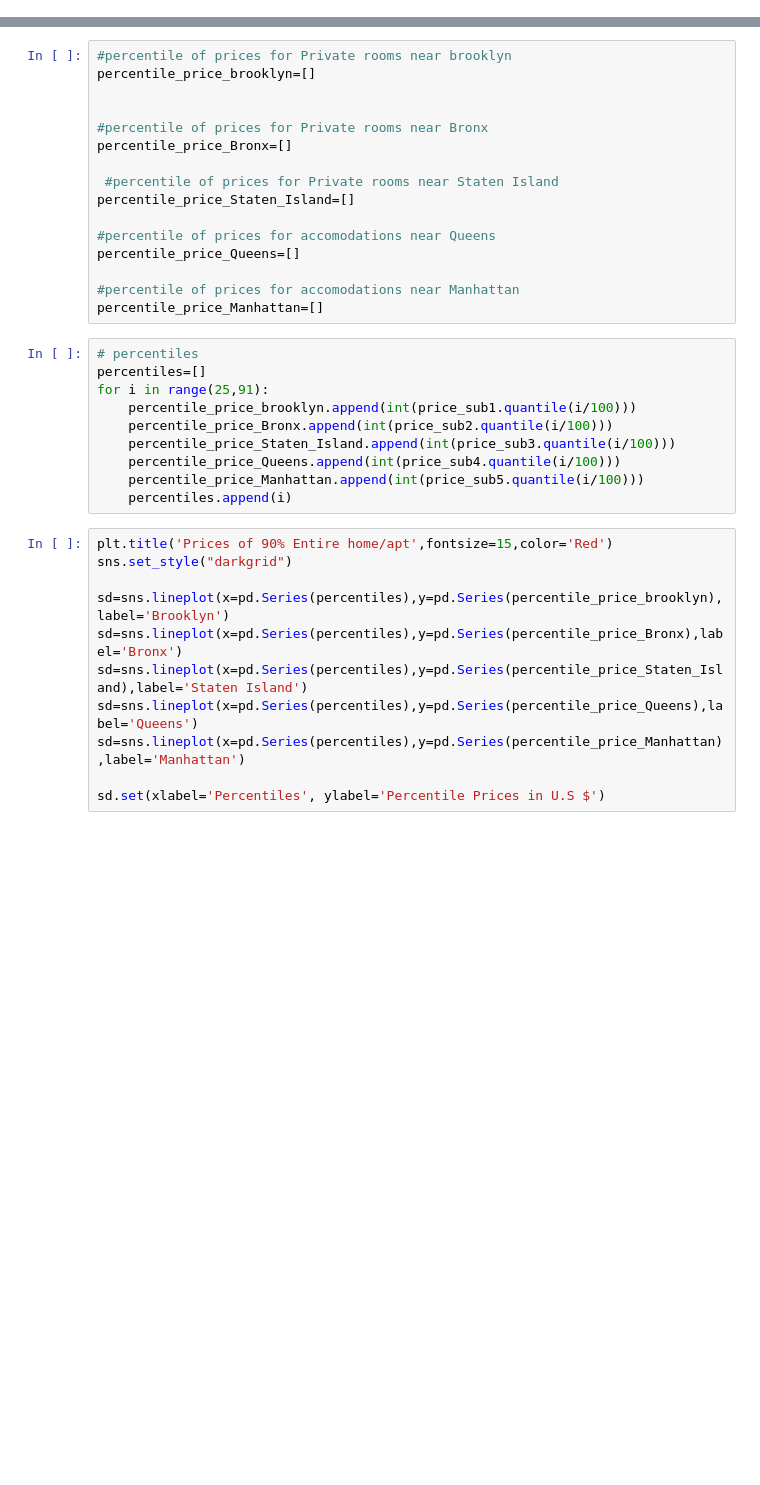
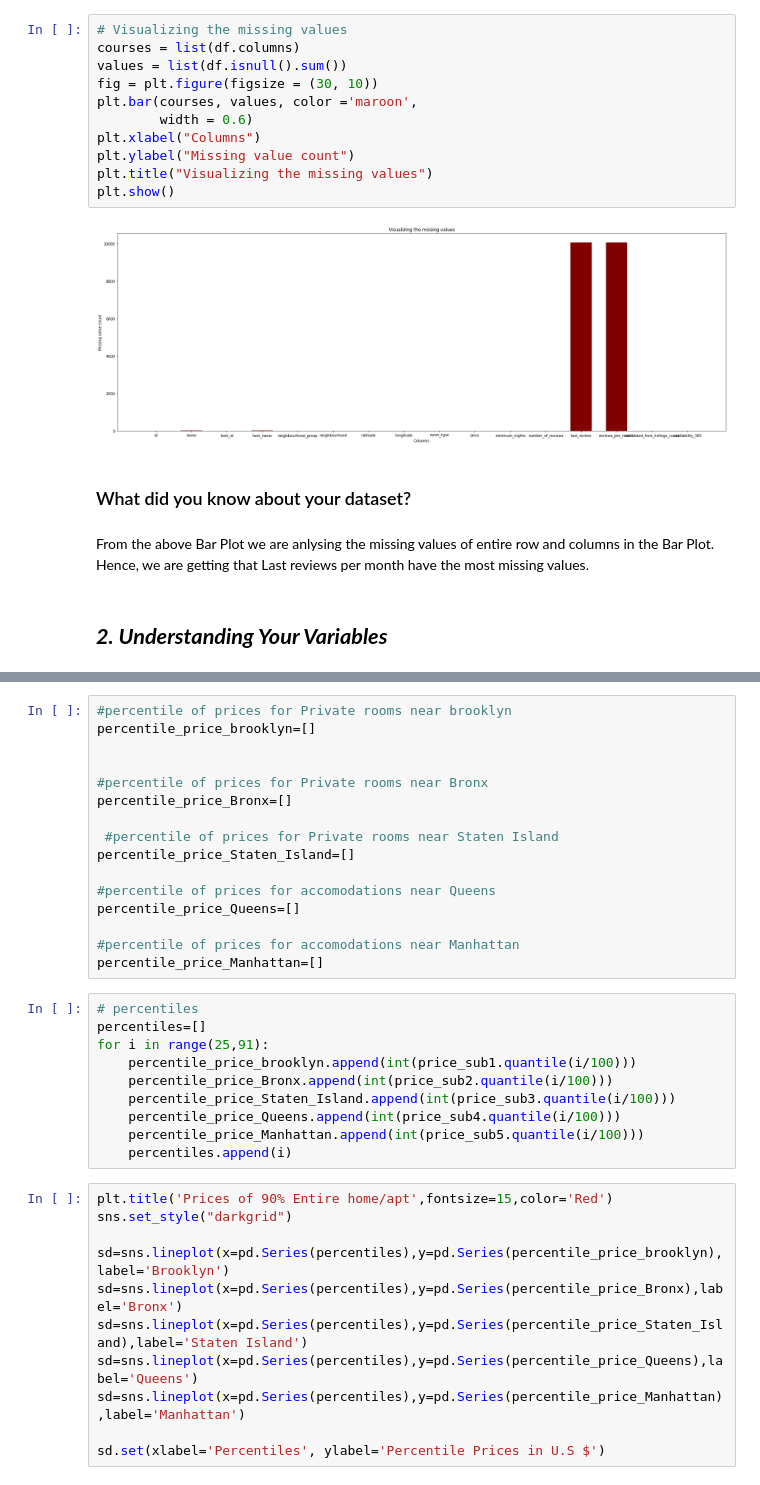
Before and after one commit to 88270gagan/AirBnb-Booking-Analysis, a Jupyter notebook: Airbnb_Bookings_Analysis_Capstone_Project.ipynb, the cells around one changed output, grey strips where cells are left out. Saved outputs shown, nothing was run; the diff lists cells and outputs as text; blank space fills up the shorter version.

```diff
--- a/Airbnb_Bookings_Analysis_Capstone_Project.ipynb
+++ b/Airbnb_Bookings_Analysis_Capstone_Project.ipynb
@@ -135,0 +200,19 @@ memory usage: 6.0+ MB
+# %%
+# Visualizing the missing values
+courses = list(df.columns)
+values = list(df.isnull().sum())
+fig = plt.figure(figsize = (30, 10))
+plt.bar(courses, values, color ='maroon',
+        width = 0.6)
+plt.xlabel("Columns")
+plt.ylabel("Missing value count")
+plt.title("Visualizing the missing values")
+plt.show()
+# %% [output]
+[figure, added]
+# %% [markdown]
+### What did you know about your dataset?
+# %% [markdown]
+From the above Bar Plot we are anlysing the missing values of entire row and columns in the Bar Plot. Hence, we are getting that Last reviews per month have the most missing values.
+# %% [markdown]
+## ***2. Understanding Your Variables***
```
Also changed, not shown: parts of 245 cells of this notebook.
